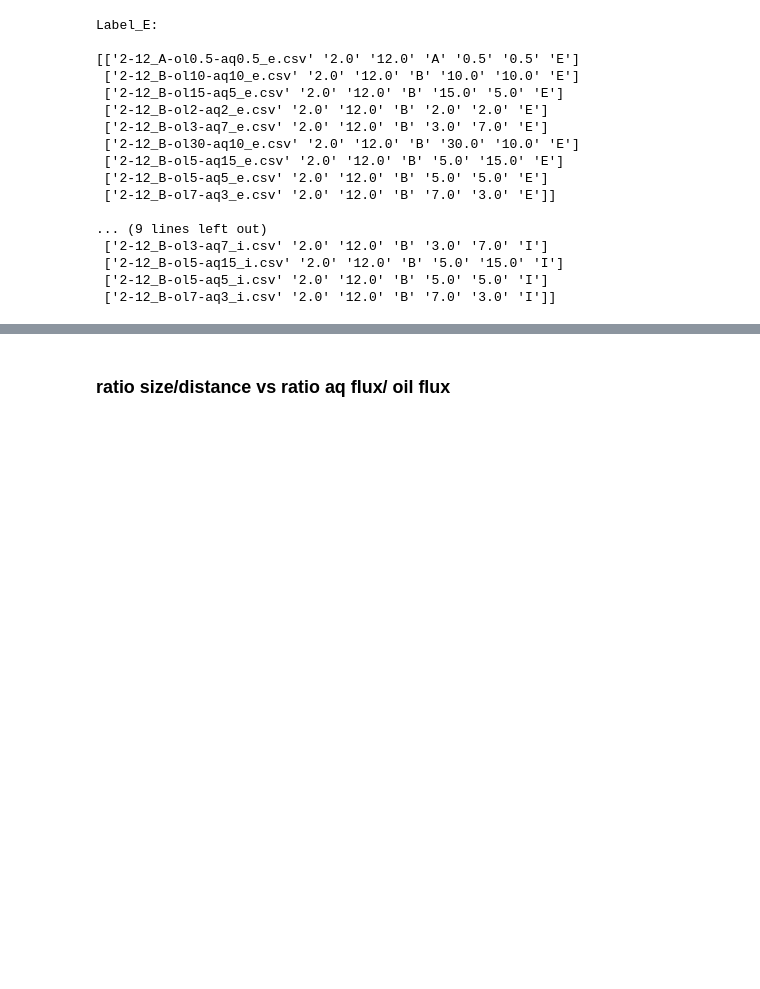
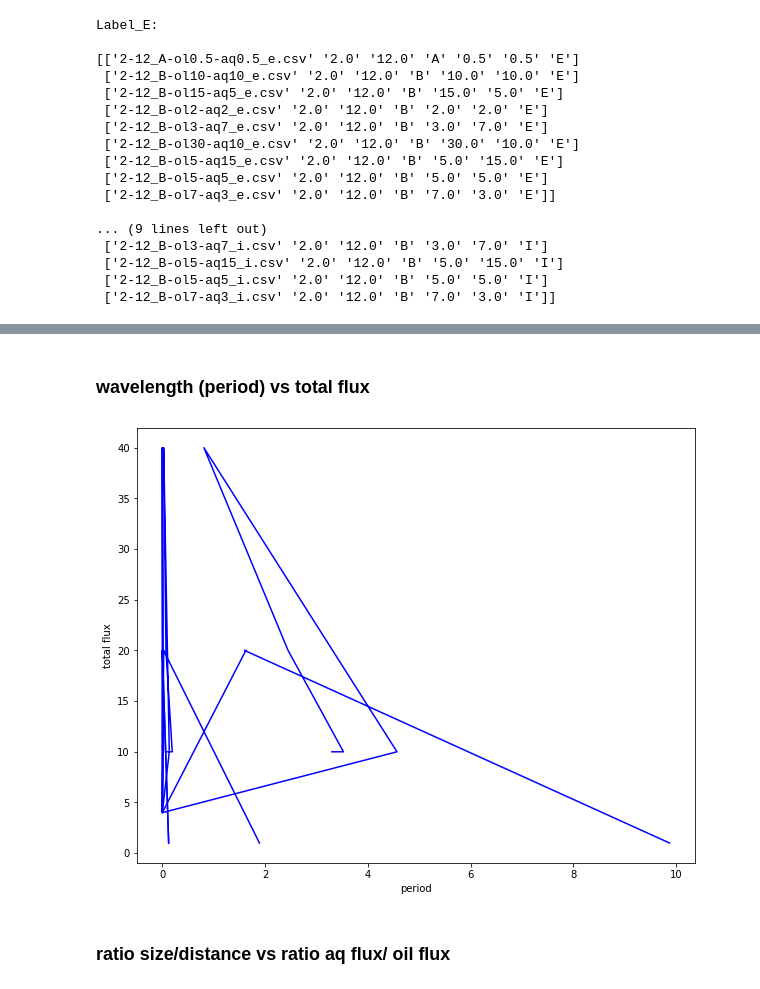
Before and after one commit to AlessandroLovo/T-junction, a Jupyter notebook: T-data/Results/Finisher_Rev0.ipynb, the cells around one changed output, grey strips where cells are left out. Drawn from its saved outputs; the diff is of its cells as text; code cells hidden in the pictures; blank space fills up the shorter version.

```diff
--- a/T-data/Results/Finisher_Rev0.ipynb
+++ b/T-data/Results/Finisher_Rev0.ipynb
@@ -46,6 +63,22 @@ Common commands
 import numpy as np
 import pandas as pd
 import matplotlib.pyplot as plt
+# %%
+# Latex Plot
+FontSize = 18
+plt.rc('axes',   titlesize = FontSize) # fontsize of the axes title
+plt.rc('axes',   labelsize = FontSize) # fontsize of the x and y labels
+plt.rc('xtick',  labelsize = FontSize) # fontsize of the tick labels
+plt.rc('ytick',  labelsize = FontSize) # fontsize of the tick labels
+plt.rc('legend', fontsize  = FontSize) # legend fontsize
+plt.rc('figure', titlesize = FontSize) # fontsize of the figure title
+
+matplotlib.rcParams.update({
+    'font.family': 'serif',
+    'font.size' :  18,
+    'text.usetex': True,
+    'pgf.rcfonts': False,
+})
 # %%
 # reads the FileName and returns a label which identifies the dataset
 # label = [filename, day, month, chip, aq_flux, ol_flux, analysis]
@@ -81,13 +114,22 @@ def df_reader(label, target):
 
     values = []
 
-    for i in np.arange(len(label)):       # runs through the files indexed by the label
-        df = pd.read_csv(label[i][0])     # dataframe of the i° file
-        indexNamesArr = df.index.values   # names of the rows of df
+    for i in np.arange(len(label)):        # runs through the files indexed by the label
+        df = pd.read_csv(label[i][0])      # dataframe of the i° file
+        indexNamesArr  = df.index.values   # names of the rows of df
 
         for x in indexNamesArr:                  # runs through the rows of each dataframe
             if df.loc[x]['property'] == target:  # finds the row of the property "target"
-                values.append(df.loc[x]['mean']) # gets the mean value of the property
+                values.append(df.loc[x][1:])     # gets the values of the property
+                print(label[i][0] + '\t' + target + '\t YES')
+                check = 'true'
+
+        # warning: the dataframe has not the "target" property
+        if check == 'false':
+            print(label[i][0] + '\t' + target + '\t NO')
+            values.append([0, 0, 0, 0])
+
+        check  = 'false'
 
     return values
 # %% [markdown]
@@ -139,2 +246,15 @@ Label_E:
+# %% [markdown]
+### wavelength (period) vs total flux
+# %%
+
+def plotter (X_data, Y_data, X_label, Y_label):
+    fig,ax = plt.subplots(figsize=(10,8))
+    ax.plot(X_data, Y_data, color='blue')
+    ax.set_xlabel(X_label)
+    ax.set_ylabel(Y_label)
+
+plotter(E_temp_peri_1, Flux_tot, 'period', 'total flux')
+# %% [output]
+[figure, added]
 # %% [markdown]
 ### ratio size/distance vs ratio aq flux/ oil flux
```
Also changed, not shown: parts of 7 cells of this notebook.
